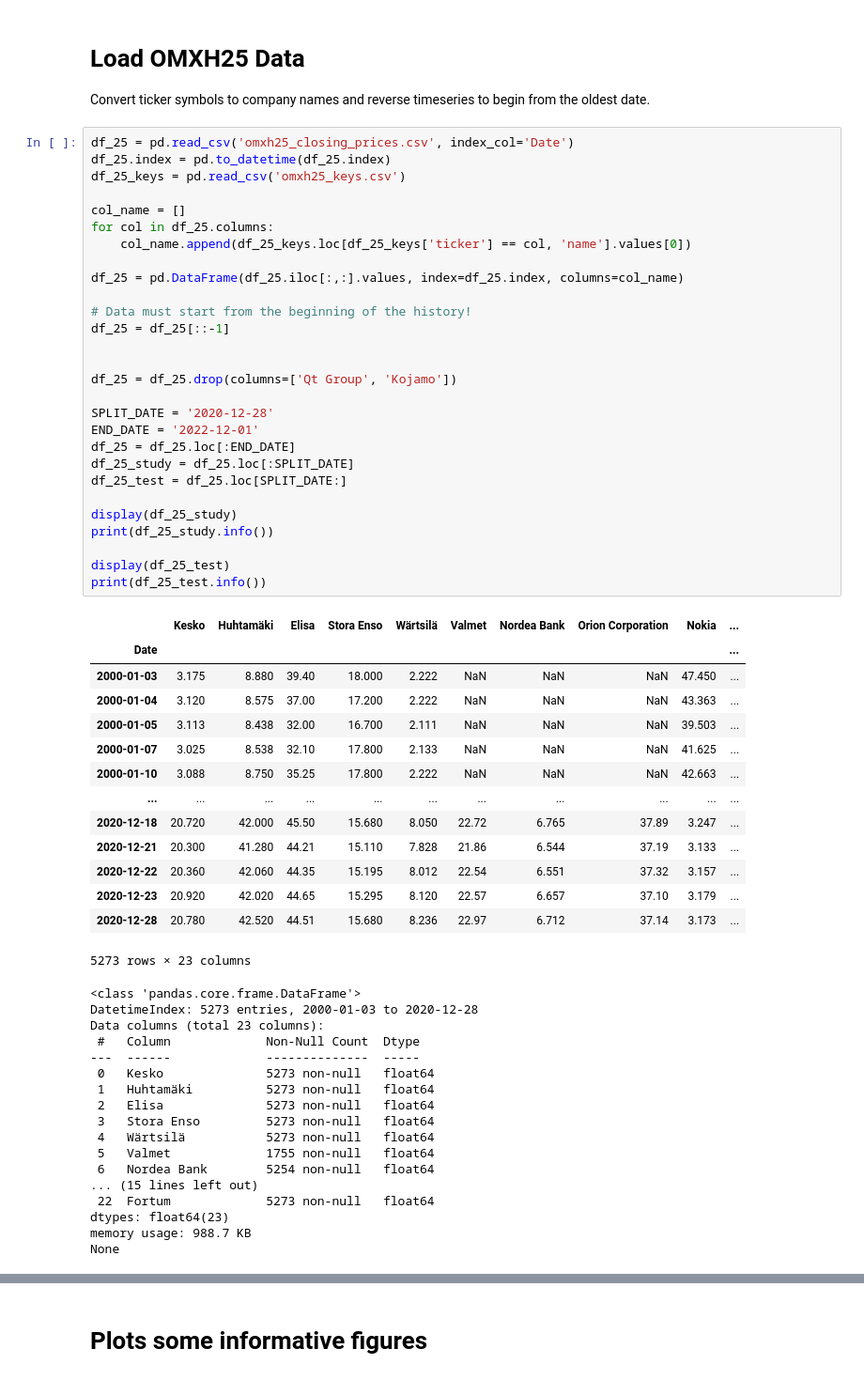
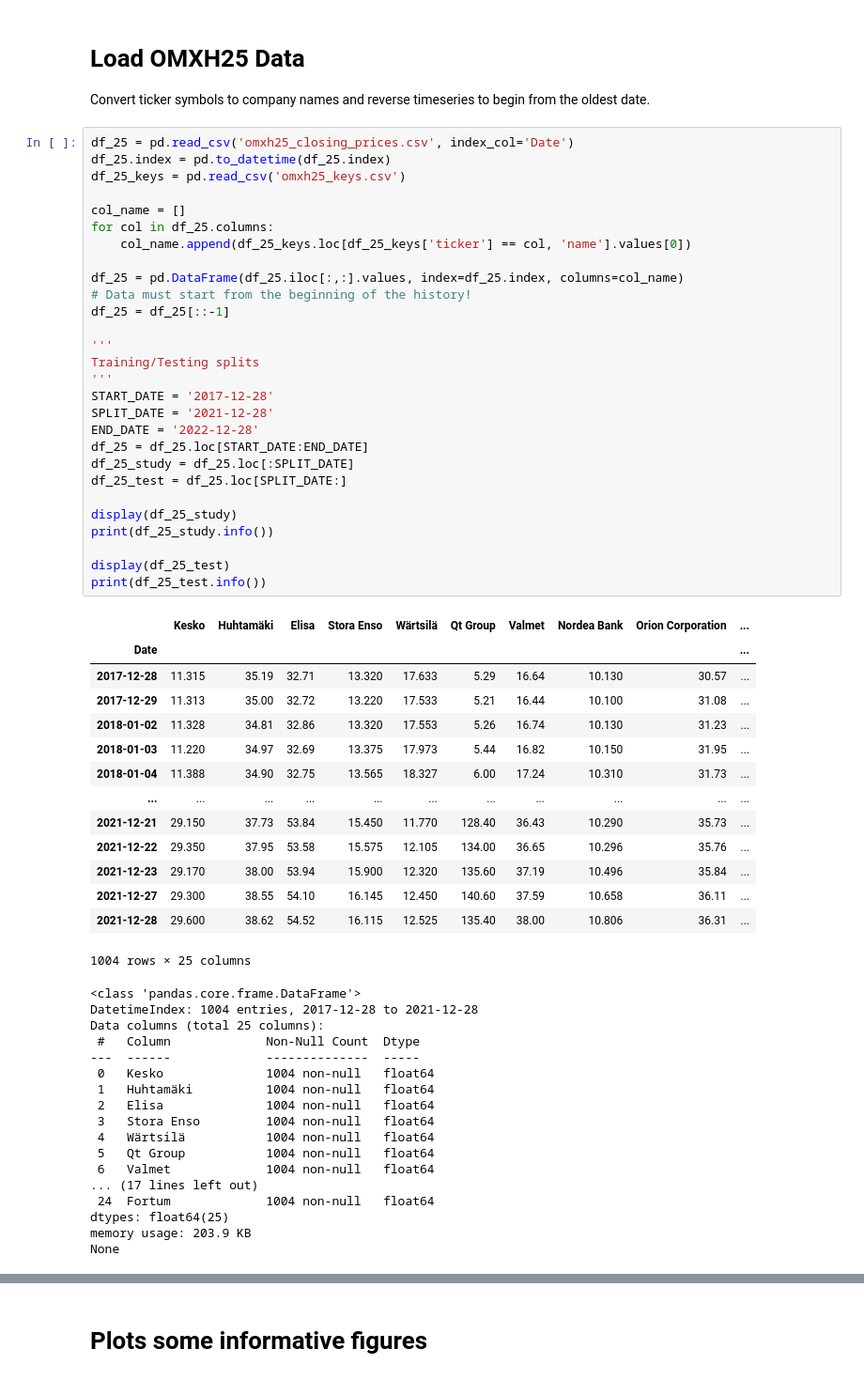
Before and after one commit to rasmushaa/modern_portfolio_theory, a Jupyter notebook: main.ipynb, the cells around one changed output, grey strips where cells are left out. Shown at 94% size. Saved outputs shown, nothing was run; the diff lists cells and outputs as text.

```diff
--- a/main.ipynb
+++ b/main.ipynb
@@ -12,60 +11,60 @@ Convert ticker symbols to company names and reverse timeseries to begin from the
 # %%
 df_25 = pd.read_csv('omxh25_closing_prices.csv', index_col='Date')
 df_25.index = pd.to_datetime(df_25.index)
 df_25_keys = pd.read_csv('omxh25_keys.csv')
 
 col_name = []
 for col in df_25.columns:
     col_name.append(df_25_keys.loc[df_25_keys['ticker'] == col, 'name'].values[0])
 
 df_25 = pd.DataFrame(df_25.iloc[:,:].values, index=df_25.index, columns=col_name)
-
 # Data must start from the beginning of the history!
 df_25 = df_25[::-1]
 
-
-df_25 = df_25.drop(columns=['Qt Group', 'Kojamo'])
-
-SPLIT_DATE = '2020-12-28'
-END_DATE = '2022-12-01'
-df_25 = df_25.loc[:END_DATE]
+'''
+Training/Testing splits
+'''
+START_DATE = '2017-12-28'
+SPLIT_DATE = '2021-12-28'
+END_DATE = '2022-12-28'
+df_25 = df_25.loc[START_DATE:END_DATE]
 df_25_study = df_25.loc[:SPLIT_DATE]
 df_25_test = df_25.loc[SPLIT_DATE:]
 
 display(df_25_study)
 print(df_25_study.info())
 
 display(df_25_test)
 print(df_25_test.info())
 # %% [output]
-|  | Kesko | Huhtamäki | Elisa | Stora Enso | Wärtsilä | Valmet | Nordea Bank | Orion Corporation | Nokia | ... |
+|  | Kesko | Huhtamäki | Elisa | Stora Enso | Wärtsilä | Qt Group | Valmet | Nordea Bank | Orion Corporation | ... |
 | Date |  |  |  |  |  |  |  |  |  | ... |
-| 2000-01-03 | 3.175 | 8.880 | 39.40 | 18.000 | 2.222 | NaN | NaN | NaN | 47.450 | ... |
-| 2000-01-04 | 3.120 | 8.575 | 37.00 | 17.200 | 2.222 | NaN | NaN | NaN | 43.363 | ... |
-| 2000-01-05 | 3.113 | 8.438 | 32.00 | 16.700 | 2.111 | NaN | NaN | NaN | 39.503 | ... |
-| 2000-01-07 | 3.025 | 8.538 | 32.10 | 17.800 | 2.133 | NaN | NaN | NaN | 41.625 | ... |
-| 2000-01-10 | 3.088 | 8.750 | 35.25 | 17.800 | 2.222 | NaN | NaN | NaN | 42.663 | ... |
+| 2017-12-28 | 11.315 | 35.19 | 32.71 | 13.320 | 17.633 | 5.29 | 16.64 | 10.130 | 30.57 | ... |
+| 2017-12-29 | 11.313 | 35.00 | 32.72 | 13.220 | 17.533 | 5.21 | 16.44 | 10.100 | 31.08 | ... |
+| 2018-01-02 | 11.328 | 34.81 | 32.86 | 13.320 | 17.553 | 5.26 | 16.74 | 10.130 | 31.23 | ... |
+| 2018-01-03 | 11.220 | 34.97 | 32.69 | 13.375 | 17.973 | 5.44 | 16.82 | 10.150 | 31.95 | ... |
+| 2018-01-04 | 11.388 | 34.90 | 32.75 | 13.565 | 18.327 | 6.00 | 17.24 | 10.310 | 31.73 | ... |
 | ... | ... | ... | ... | ... | ... | ... | ... | ... | ... | ... |
-| 2020-12-18 | 20.720 | 42.000 | 45.50 | 15.680 | 8.050 | 22.72 | 6.765 | 37.89 | 3.247 | ... |
-| 2020-12-21 | 20.300 | 41.280 | 44.21 | 15.110 | 7.828 | 21.86 | 6.544 | 37.19 | 3.133 | ... |
-| 2020-12-22 | 20.360 | 42.060 | 44.35 | 15.195 | 8.012 | 22.54 | 6.551 | 37.32 | 3.157 | ... |
-| 2020-12-23 | 20.920 | 42.020 | 44.65 | 15.295 | 8.120 | 22.57 | 6.657 | 37.10 | 3.179 | ... |
-| 2020-12-28 | 20.780 | 42.520 | 44.51 | 15.680 | 8.236 | 22.97 | 6.712 | 37.14 | 3.173 | ... |
+| 2021-12-21 | 29.150 | 37.73 | 53.84 | 15.450 | 11.770 | 128.40 | 36.43 | 10.290 | 35.73 | ... |
+| 2021-12-22 | 29.350 | 37.95 | 53.58 | 15.575 | 12.105 | 134.00 | 36.65 | 10.296 | 35.76 | ... |
+| 2021-12-23 | 29.170 | 38.00 | 53.94 | 15.900 | 12.320 | 135.60 | 37.19 | 10.496 | 35.84 | ... |
+| 2021-12-27 | 29.300 | 38.55 | 54.10 | 16.145 | 12.450 | 140.60 | 37.59 | 10.658 | 36.11 | ... |
+| 2021-12-28 | 29.600 | 38.62 | 54.52 | 16.115 | 12.525 | 135.40 | 38.00 | 10.806 | 36.31 | ... |
-5273 rows × 23 columns
+1004 rows × 25 columns
 <class 'pandas.core.frame.DataFrame'>
-DatetimeIndex: 5273 entries, 2000-01-03 to 2020-12-28
-Data columns (total 23 columns):
+DatetimeIndex: 1004 entries, 2017-12-28 to 2021-12-28
+Data columns (total 25 columns):
  #   Column             Non-Null Count  Dtype
 ---  ------             --------------  -----
- 0   Kesko              5273 non-null   float64
- 1   Huhtamäki          5273 non-null   float64
- 2   Elisa              5273 non-null   float64
- 3   Stora Enso         5273 non-null   float64
- 4   Wärtsilä           5273 non-null   float64
- 5   Valmet             1755 non-null   float64
- 6   Nordea Bank        5254 non-null   float64
-... (15 lines left out)
- 22  Fortum             5273 non-null   float64
-dtypes: float64(23)
-memory usage: 988.7 KB
+ 0   Kesko              1004 non-null   float64
+ 1   Huhtamäki          1004 non-null   float64
+ 2   Elisa              1004 non-null   float64
+ 3   Stora Enso         1004 non-null   float64
+ 4   Wärtsilä           1004 non-null   float64
+ 5   Qt Group           1004 non-null   float64
+ 6   Valmet             1004 non-null   float64
+... (17 lines left out)
+ 24  Fortum             1004 non-null   float64
+dtypes: float64(25)
+memory usage: 203.9 KB
 None
```
Also changed, not shown: parts of 11 cells of this notebook, 9 other files.
